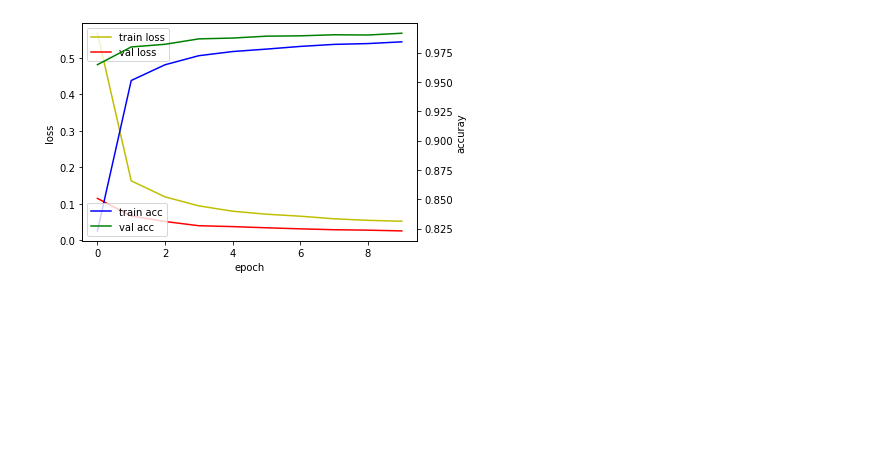
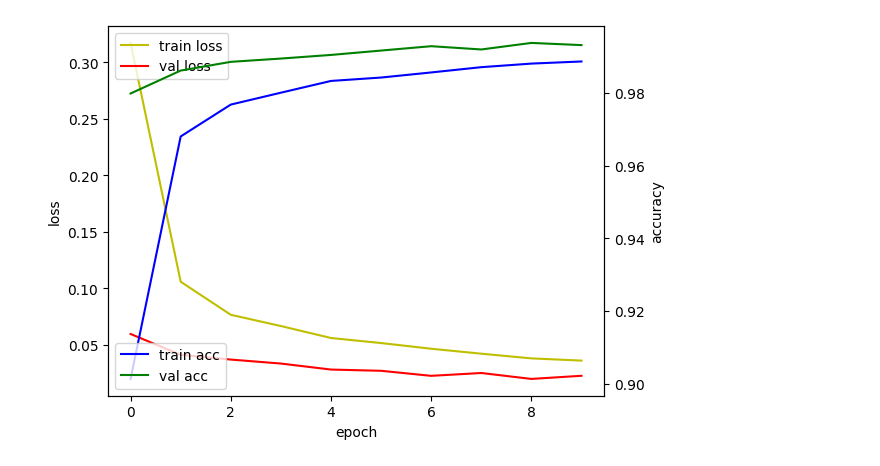
Before and after one commit to hjk7902/ai, a Jupyter notebook: 4장. 2절. 손글씨 숫자 인식을 위한 케라스 CNN 모형.ipynb, the cells around one changed output. Saved outputs shown, nothing was run; the diff lists cells and outputs as text; code cells hidden in the pictures; blank space fills up the shorter version.

```diff
--- a/4장. 2절. 손글씨 숫자 인식을 위한 케라스 CNN 모형.ipynb
+++ b/4장. 2절. 손글씨 숫자 인식을 위한 케라스 CNN 모형.ipynb
@@ -85,0 +1,16 @@ Test accuracy: 0.9915000200271606
+# %%
+from tensorflow.keras import Sequential, layers
+model = Sequential([
+    layers.Input(shape=(28,28,1)),
+    layers.Conv2D(32, 3, padding='same', activation='relu'),
+    layers.MaxPooling2D(),
+    layers.Dropout(0.1),
+    layers.Conv2D(64, 3, padding='same', activation='relu'),
+    layers.MaxPooling2D(),
+    layers.Dropout(0.25),
+    layers.Flatten(),
+    layers.Dense(128, activation='relu'),
+    layers.Dropout(0.5),
+    layers.Dense(10, activation='softmax')
+])
+model.summary()
@@ -85,0 +39,12 @@ Test accuracy: 0.9915000200271606
+# %%
+from tensorflow.keras.datasets import mnist
+(X_train, y_train), (X_test, y_test) = mnist.load_data()
+X_train = X_train.reshape(-1, 28, 28, 1) / 255.0
+X_test = X_test.reshape(-1, 28, 28, 1) / 255.0
+# %%
+model.compile(loss='sparse_categorical_crossentropy',
+              optimizer='adam', metrics=['accuracy'])
+
+hist = model.fit(X_train, y_train,
+                 validation_data=(X_test, y_test),
+                 batch_size=128, epochs=10)
@@ -86,19 +77,19 @@ Test accuracy: 0.9915000200271606
 # %%
 import matplotlib.pyplot as plt
 
 fig, loss_ax = plt.subplots()
 loss_ax.plot(hist.history['loss'], 'y', label='train loss')
 loss_ax.plot(hist.history['val_loss'], 'r', label='val loss')
 loss_ax.set_xlabel('epoch')
 loss_ax.set_ylabel('loss')
 loss_ax.legend(loc='upper left')
 
 acc_ax = loss_ax.twinx()
 acc_ax.plot(hist.history['accuracy'], 'b', label='train acc')
 acc_ax.plot(hist.history['val_accuracy'],'g',label='val acc')
-acc_ax.set_ylabel('accuray')
+acc_ax.set_ylabel('accuracy')
 acc_ax.legend(loc='lower left')
 
 plt.show()
 # %% [output]
-[figure, old version]
+[figure, new version]
```
Also changed, not shown: parts of 11 cells of this notebook, 4 other files.
